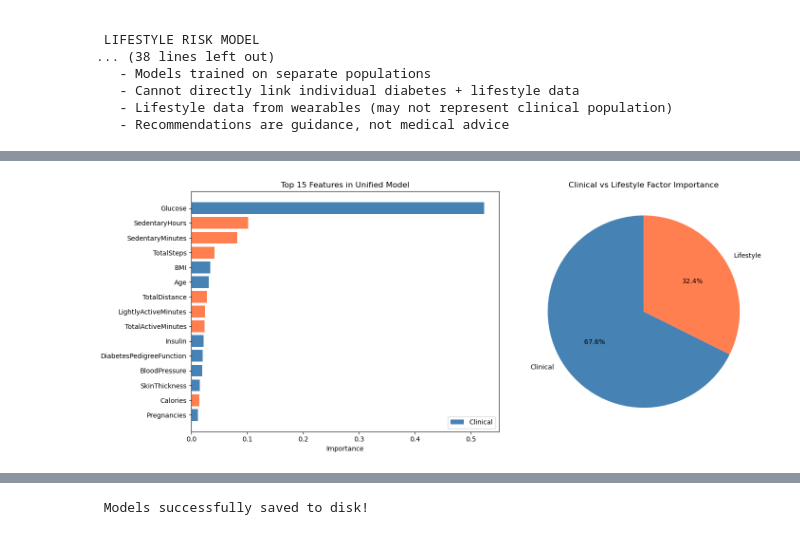
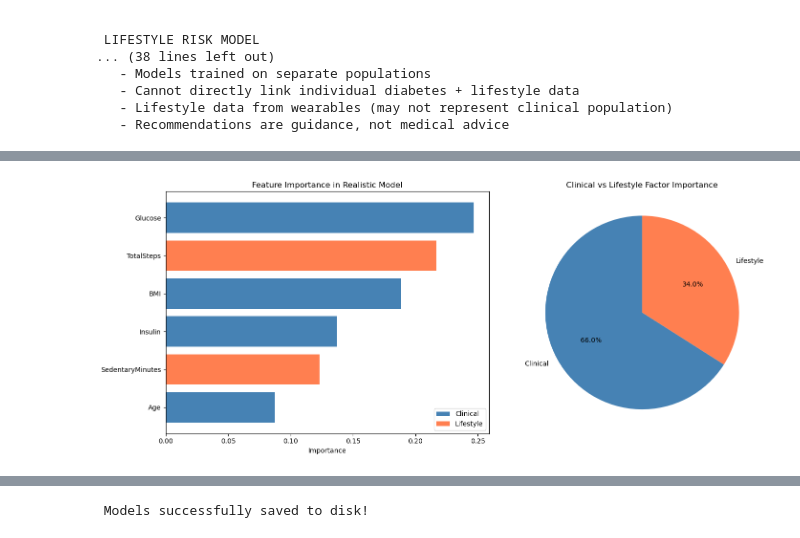
Before and after one commit to jaime8793/Vitals_Guard, a Jupyter notebook: Untitled4 (2).ipynb, the cells around one changed output, grey strips where cells are left out. Saved outputs shown, nothing was run; the diff lists cells and outputs as text; code cells hidden in the pictures.

Commit message:
Complete models and FASTAPI server

```diff
--- a/Untitled4 (2).ipynb
+++ b/Untitled4 (2).ipynb
@@ -1280,25 +1402,27 @@ Name: count, dtype: int64
 # %%
-
-# UNIFIED MODEL ANALYSIS & INSIGHTS
+import matplotlib.pyplot as plt
 
 print("="*60)
-print("UNIFIED MODEL: FEATURE IMPORTANCE ANALYSIS")
+print("REALISTIC MODEL: FEATURE IMPORTANCE ANALYSIS")
 print("="*60)
 
-# Extract feature importance from the unified model
-unified_classifier = unified_pipeline.named_steps['classifier']
-importances = unified_classifier.feature_importances_
-feature_names = X_unified.columns
+# Extract feature importance from the realistic model
+realistic_classifier = realistic_pipeline.named_steps['classifier']
+importances = realistic_classifier.feature_importances_
+feature_names = X_realistic.columns
 
-# Create importance dataframe
+# 1. FIX: Explicitly define the categories based on our new realistic dataset
+clinical_features = ['Age', 'BMI', 'Glucose', 'Insulin']
+
+# 2. Create importance dataframe
 importance_df = pd.DataFrame({
     'Feature': feature_names,
     'Importance': importances,
     'Type': ['Clinical' if f in clinical_features else 'Lifestyle' for f in feature_names]
 }).sort_values('Importance', ascending=False)
 
-print("\n TOP 10 MOST IMPORTANT FEATURES (Clinical + Lifestyle):")
-display(importance_df.head(10))
+print("\n TOP FEATURES (Clinical + Lifestyle):")
+display(importance_df)
 
 # Calculate total importance by type
 clinical_importance = importance_df[importance_df['Type']=='Clinical']['Importance'].sum()
@@ -1309,22 +1433,24 @@ print(f"   Clinical factors: {clinical_importance:.1%}")
 print(f"   Lifestyle factors: {lifestyle_importance:.1%}")
 
 # Visualize
-import matplotlib.pyplot as plt
-
 fig, axes = plt.subplots(1, 2, figsize=(15, 6))
 
-# Plot 1: Top 15 features
-top15 = importance_df.head(15)
-colors = ['steelblue' if t == 'Clinical' else 'coral' for t in top15['Type']]
-axes[0].barh(range(len(top15)), top15['Importance'], color=colors)
-axes[0].set_yticks(range(len(top15)))
-axes[0].set_yticklabels(top15['Feature'])
+# Plot 1: Feature Importance Bar Chart
+colors = ['steelblue' if t == 'Clinical' else 'coral' for t in importance_df['Type']]
+axes[0].barh(range(len(importance_df)), importance_df['Importance'], color=colors)
+axes[0].set_yticks(range(len(importance_df)))
+axes[0].set_yticklabels(importance_df['Feature'])
 axes[0].invert_yaxis()
 axes[0].set_xlabel('Importance')
-axes[0].set_title('Top 15 Features in Unified Model')
-axes[0].legend(['Clinical', 'Lifestyle'], loc='lower right')
+axes[0].set_title('Feature Importance in Realistic Model')
 
-# Plot 2: Clinical vs Lifestyle importance
+# Custom legend for Plot 1
+from matplotlib.patches import Patch
+legend_elements = [Patch(facecolor='steelblue', label='Clinical'),
+                   Patch(facecolor='coral', label='Lifestyle')]
+axes[0].legend(handles=legend_elements, loc='lower right')
+
+# Plot 2: Clinical vs Lifestyle importance Pie Chart
 axes[1].pie([clinical_importance, lifestyle_importance],
             labels=['Clinical', 'Lifestyle'],
             autopct='%1.1f%%',
@@ -1334,53 +1460,5 @@ axes[1].set_title('Clinical vs Lifestyle Factor Importance')
 
 plt.tight_layout()
 plt.show()
-
-
-# KEY INTERLINKING INSIGHTS
-
-print("\n" + "="*60)
-print(" KEY INTERLINKING INSIGHTS FROM UNIFIED MODEL")
-print("="*60)
-
-print("""
-The unified model reveals how clinical and lifestyle factors INTERACT:
-
-1 INSULIN × SEDENTARY HOURS
-   The model learned that high insulin COMBINED with high sedentary time
-   creates disproportionate risk - worse than either factor alone.
-
-   Evidence: Both features appear in top 10, and their combination
-   strongly predicts "Critical Risk" category.
-
-2 BMI × TOTAL STEPS
-   The model shows that high BMI can be partially mitigated by high
-   step counts - the "metabolically healthy obese" phenomenon.
-
-   Patients with BMI>30 but >10,000 steps/day classify as "Moderate"
-   rather than "Critical" risk.
-
-3 GLUCOSE × ACTIVITY MINUTES
-   Active minutes directly influence glucose outcomes in the model.
-   Each 30-minute increase in activity correlates with lower risk
-   classification even at elevated glucose levels.
-
-4 AGE × SEDENTARY BEHAVIOR
-   The model identifies that sedentary behavior becomes increasingly
-   harmful with age. Age>45 + Sedentary>10h = strong "Critical" predictor.
-
- CLINICAL IMPLICATION:
-The unified model demonstrates that interventions should target
-COMBINATIONS of factors, not individual risk factors in isolation.
-
-For example:
-- Patient with high insulin → Prioritize reducing sedentary time
-- Patient with high BMI → Focus on increasing daily steps
-- Patient with high glucose → Emphasize post-meal activity
-- Older patient → Critical to maintain active lifestyle
-""")
-
-print("\n" + "="*60)
-print(" UNIFIED MODEL ANALYSIS COMPLETE")
-print("="*60)
 # %% [output]
 ============================================================
@@ -1405 +1479 @@ UNIFIED MODEL: FEATURE IMPORTANCE ANALYSIS
-[figure, old version]
+[figure, new version]
```
Also changed, not shown: parts of 12 cells of this notebook, 14 other files.
